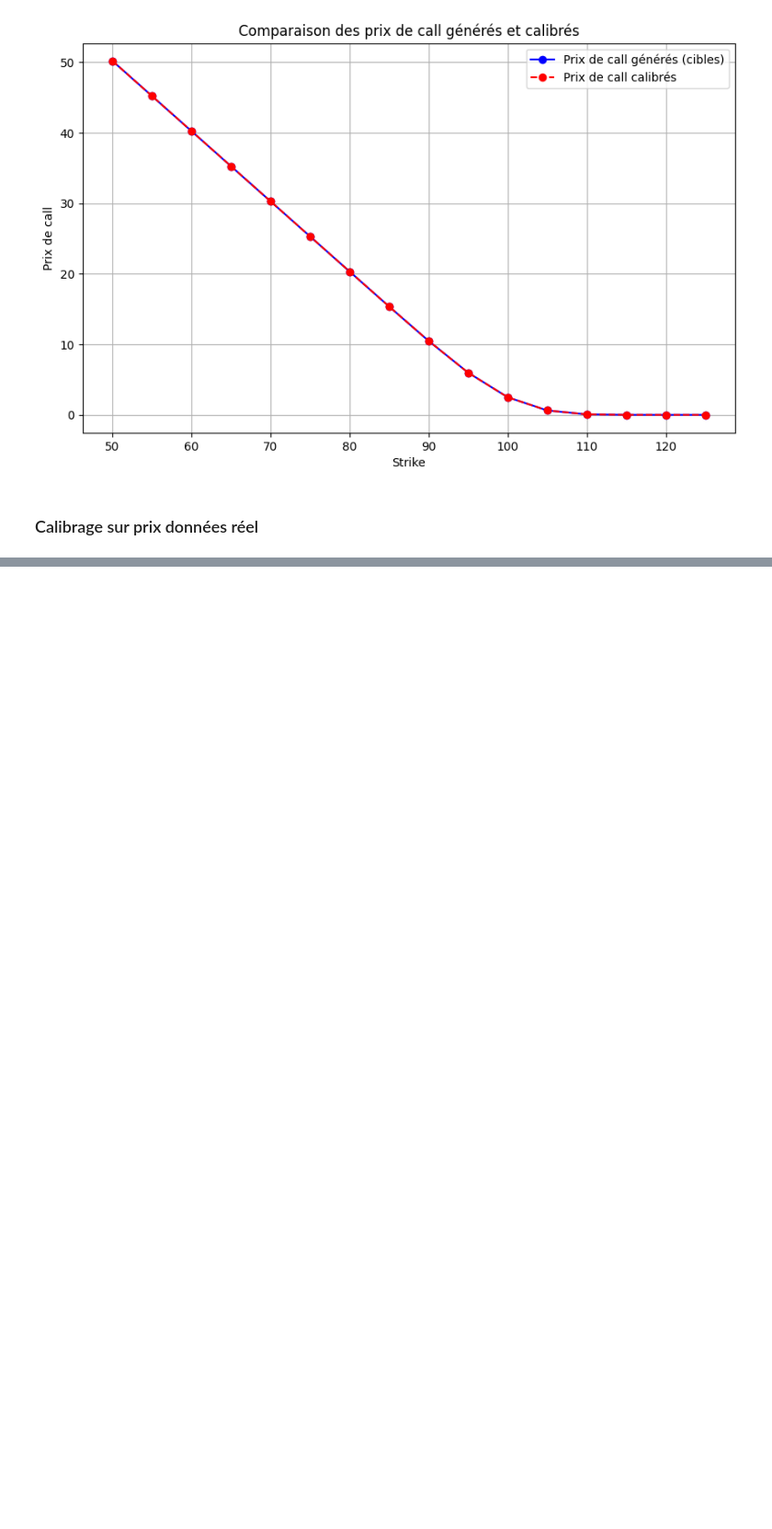
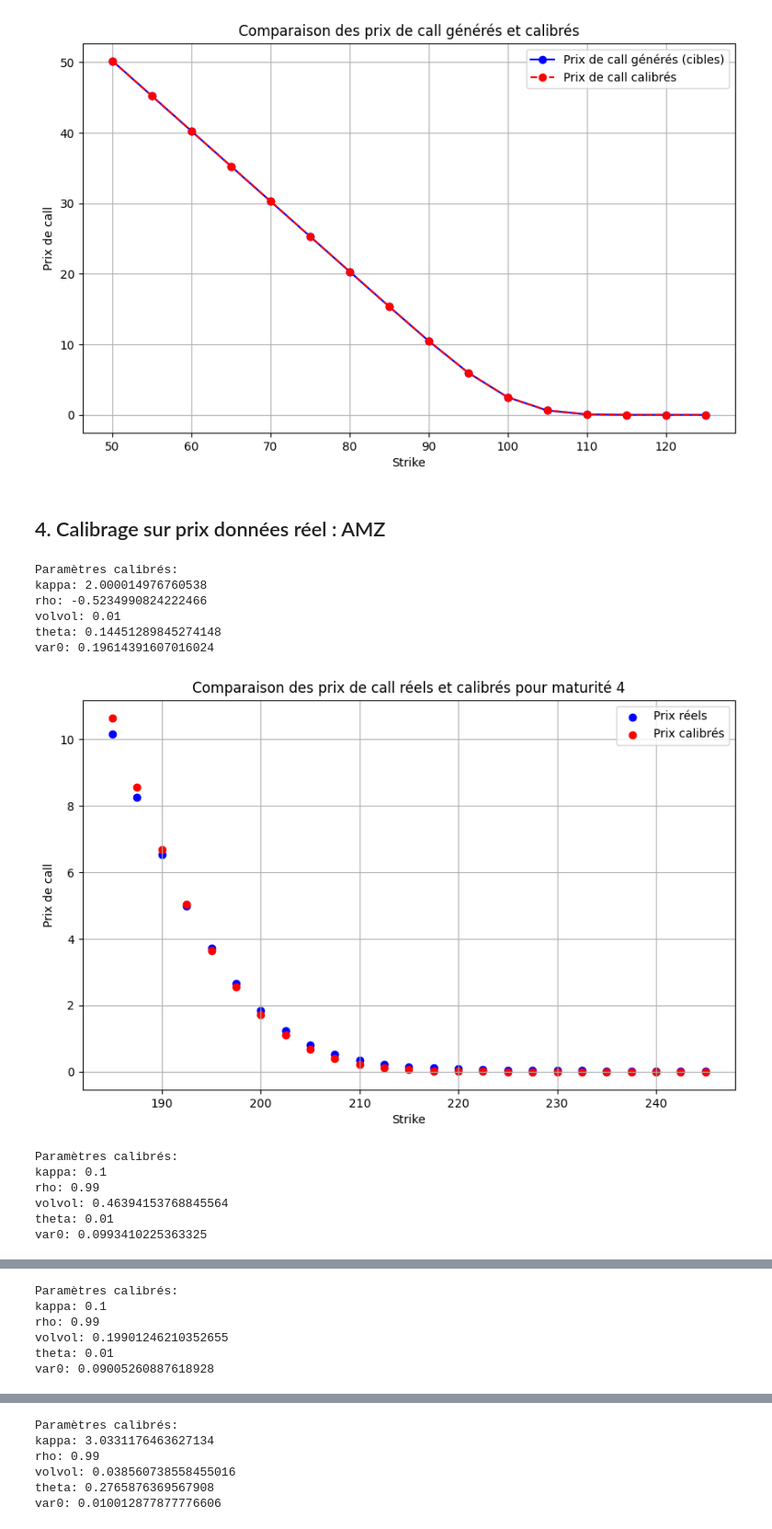
Before and after one commit to bmhiouah/Calibration_Heston, a Jupyter notebook: Badre_Yusen_Calibration_Heston.ipynb, the cells around one changed output, grey strips where cells are left out. Shown at 92% size. Drawn from its saved outputs; the diff is of its cells as text; code cells hidden in the pictures; blank space fills up the shorter version.

Commit message:
Calibration données réels

```diff
--- a/Badre_Yusen_Calibration_Heston.ipynb
+++ b/Badre_Yusen_Calibration_Heston.ipynb
@@ -449,4 +447,9 @@ plt.show()
 # %% [output]
 [figure]
 # %% [markdown]
-### Calibrage sur prix données réel
+## 4. Calibrage sur prix données réel : AMZ
+# %%
+# Paramètres du modèle
+Spot = 195 # Prix actuel de l'actif sous-jacent
+rate = 0.05  # Taux sans risque
+div = 0.0  # Rendement du dividende
@@ -452,0 +517,18 @@ plt.show()
+# %%
+unique_maturities = calls_df['Maturity'].unique()
+for maturity in unique_maturities:
+    calibrate_heston(maturity, calls_df)
+# %% [output]
+Paramètres calibrés:
+kappa: 2.000014976760538
+rho: -0.5234990824222466
+volvol: 0.01
+theta: 0.14451289845274148
+var0: 0.19614391607016024
+[figure, added]
+Paramètres calibrés:
+kappa: 0.1
+rho: 0.99
+volvol: 0.46394153768845564
+theta: 0.01
+var0: 0.0993410225363325
@@ -452,0 +536,6 @@ plt.show()
+Paramètres calibrés:
+kappa: 0.1
+rho: 0.99
+volvol: 0.19901246210352655
+theta: 0.01
+var0: 0.09005260887618928
@@ -452,0 +543,6 @@ plt.show()
+Paramètres calibrés:
+kappa: 3.0331176463627134
+rho: 0.99
+volvol: 0.038560738558455016
+theta: 0.2765876369567908
+var0: 0.010012877877776606
```
Also changed, not shown: parts of 16 cells of this notebook, 2 other files.
